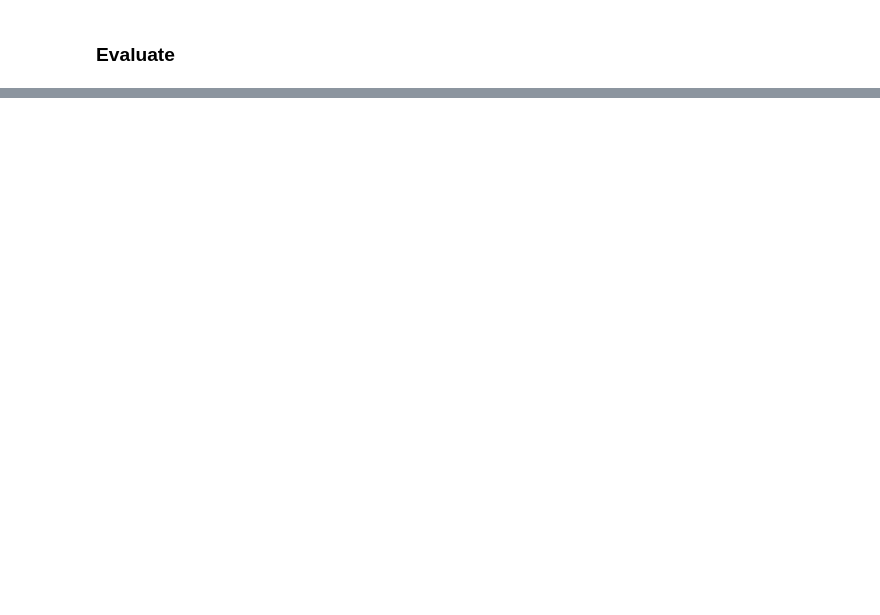
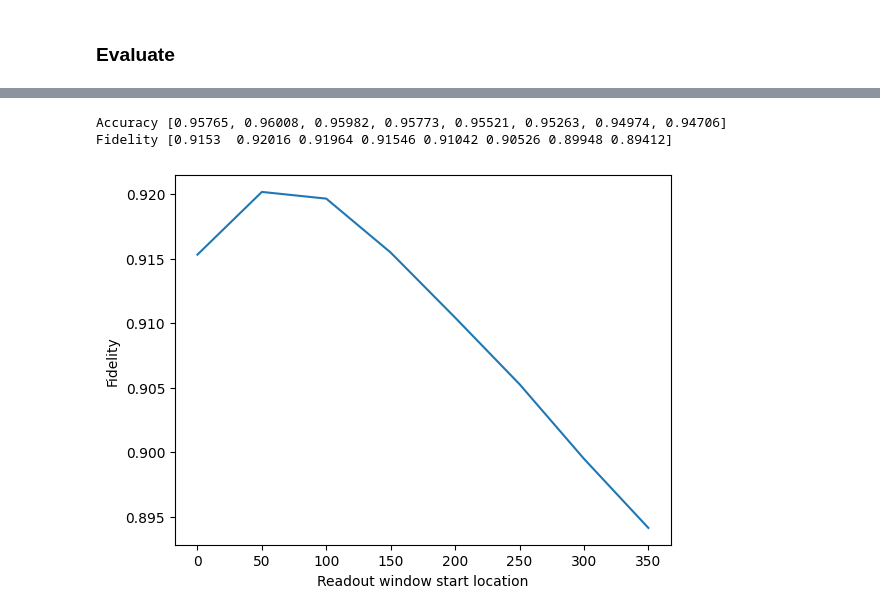
Before and after one commit to fastmachinelearning/ml-quantum-readout, a Jupyter notebook: notebooks/model_training.ipynb, the cells around one changed output, grey strips where cells are left out. Cells and saved outputs as stored; diff of their text form; code cells hidden in the pictures; blank space fills up the shorter version.

```diff
--- a/notebooks/model_training.ipynb
+++ b/notebooks/model_training.ipynb
@@ -449,0 +611,19 @@ Fidelity 0.95684
+# %%
+checkpoint_filename = 'single_layer_model_subwindow.h5'
+callbacks = [
+        ModelCheckpoint(
+        checkpoint_filename,
+        monitor="val_loss",
+        verbose=0,
+        save_best_only=True,
+        save_weights_only=False,
+        save_freq="epoch",
+    ),
+    ReduceLROnPlateau(patience=75, min_delta=1**-6),
+]
+
+model = Sequential()
+model.add(Dense(2, activation='relu', input_shape=(sr,)))
+model.add(BatchNormalization())
+
+sl_accuracy, sl_e_accuracy, sl_g_accuracy = scan_readout_window(model, window_start_locations, window_size)
@@ -449,0 +648,14 @@ Fidelity 0.95684
+# %%
+sl_fidelity = 1 - (1 - np.array(sl_e_accuracy)) - (1 - np.array(sl_g_accuracy))
+
+plt.figure()
+plt.plot(window_start_locations, sl_fidelity)
+plt.xlabel('Readout window start location')
+plt.ylabel('Fidelity')
+
+print('Accuracy', sl_accuracy)
+print('Fidelity', sl_fidelity)
+# %% [output]
+Accuracy [0.95765, 0.96008, 0.95982, 0.95773, 0.95521, 0.95263, 0.94974, 0.94706]
+Fidelity [0.9153  0.92016 0.91964 0.91546 0.91042 0.90526 0.89948 0.89412]
+[figure, added]
```
Also changed, not shown: parts of 19 cells of this notebook.
